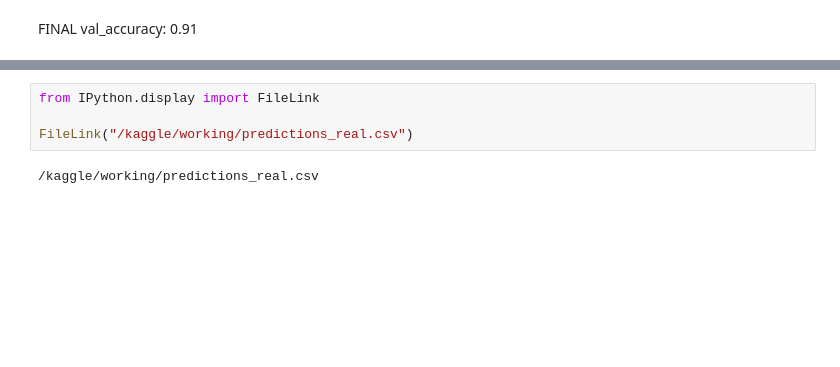
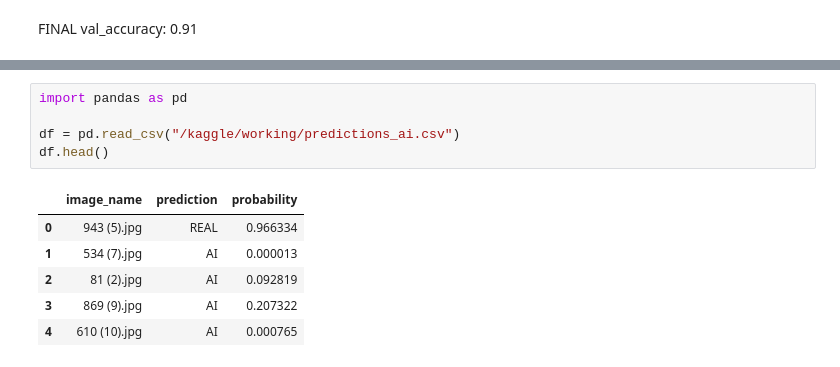
Before and after one commit to karleaabha-byte/modelaidetection, a Jupyter notebook: final-detector.ipynb, the cells around one changed output, grey strips where cells are left out. Drawn from its saved outputs; the diff is of its cells as text; blank space fills up the shorter version.

Commit message:
Kaggle Notebook | final_detector | UTMOST FINAL VERSION

```diff
--- a/final-detector.ipynb
+++ b/final-detector.ipynb
@@ -437,6 +495,12 @@ df.head()
-# %%
-from IPython.display import FileLink
-
-FileLink("/kaggle/working/predictions_real.csv")
-# %% [output]
-/kaggle/working/predictions_real.csv
+# %%
+import pandas as pd
+
+df = pd.read_csv("/kaggle/working/predictions_ai.csv")
+df.head()
+# %% [output]
+|  | image_name | prediction | probability |
+| 0 | 943 (5).jpg | REAL | 0.966334 |
+| 1 | 534 (7).jpg | AI | 0.000013 |
+| 2 | 81 (2).jpg | AI | 0.092819 |
+| 3 | 869 (9).jpg | AI | 0.207322 |
+| 4 | 610 (10).jpg | AI | 0.000765 |
```
Also changed, not shown: parts of 12 cells of this notebook.
